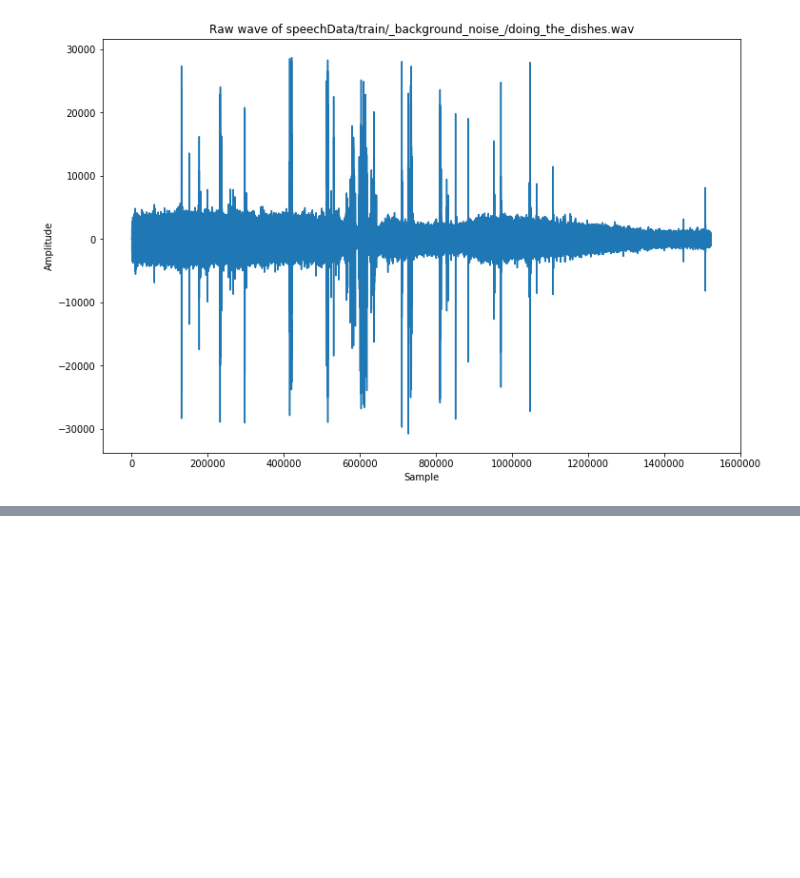
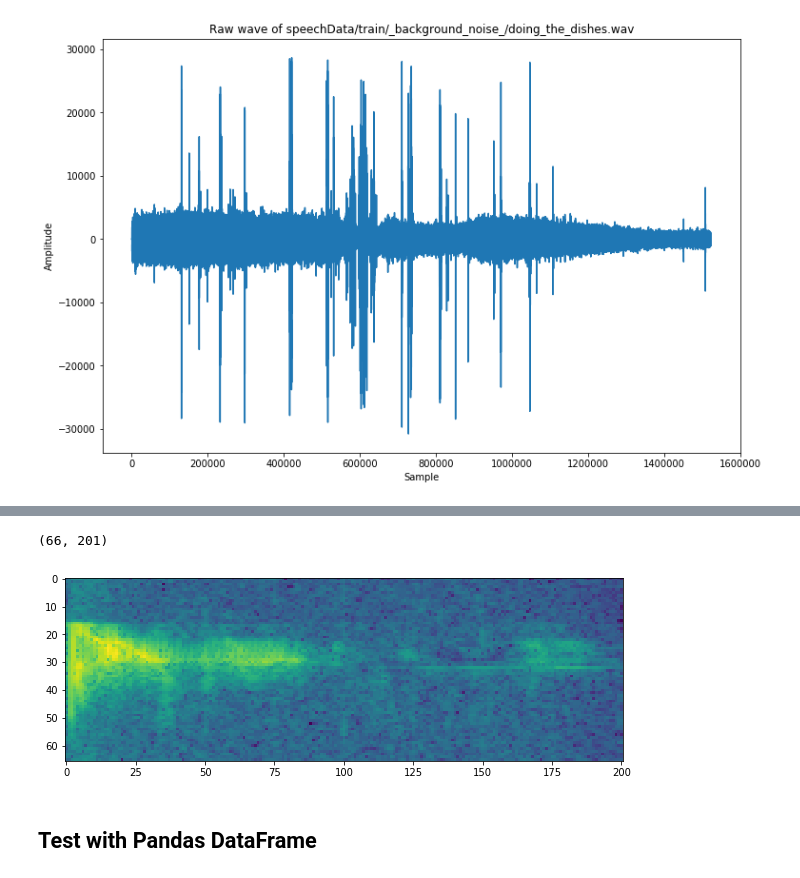
Before and after one commit to Mmiglio/SpeechRecognition, a Jupyter notebook: notebooks/exploratoryAnalysis.ipynb, the cells around one changed output, grey strips where cells are left out. Drawn from its saved outputs; the diff is of its cells as text; code cells hidden in the pictures; blank space fills up the shorter version.

```diff
--- a/notebooks/exploratoryAnalysis.ipynb
+++ b/notebooks/exploratoryAnalysis.ipynb
@@ -155,0 +218,25 @@ Padded wave samples: 16000
+# %%
+from scipy import signal
+
+def log_specgram(audio, sample_rate, window_size=25,
+                 step_size=10, eps=1e-10):
+    nperseg = int(round(window_size * sample_rate / 1e3))
+    noverlap = int(round(step_size * sample_rate / 1e3))
+    freqs, _, spec = signal.spectrogram(audio,
+                                    fs=sample_rate,
+                                    window='hann',
+                                    nperseg=nperseg,
+                                    noverlap=noverlap,
+                                    detrend=False)
+    return freqs, np.log(spec.T.astype(np.float32) + eps)
+
+_, spectrogram = log_specgram(wave, 16000)
+print(spectrogram.shape)
+fig = plt.figure(figsize=(10,10))
+plt.imshow(spectrogram)
+fig.show()
+# %% [output]
+(66, 201)
+[figure, added]
+# %% [markdown]
+## Test with Pandas DataFrame
```
Also changed, not shown: parts of 21 cells of this notebook.
